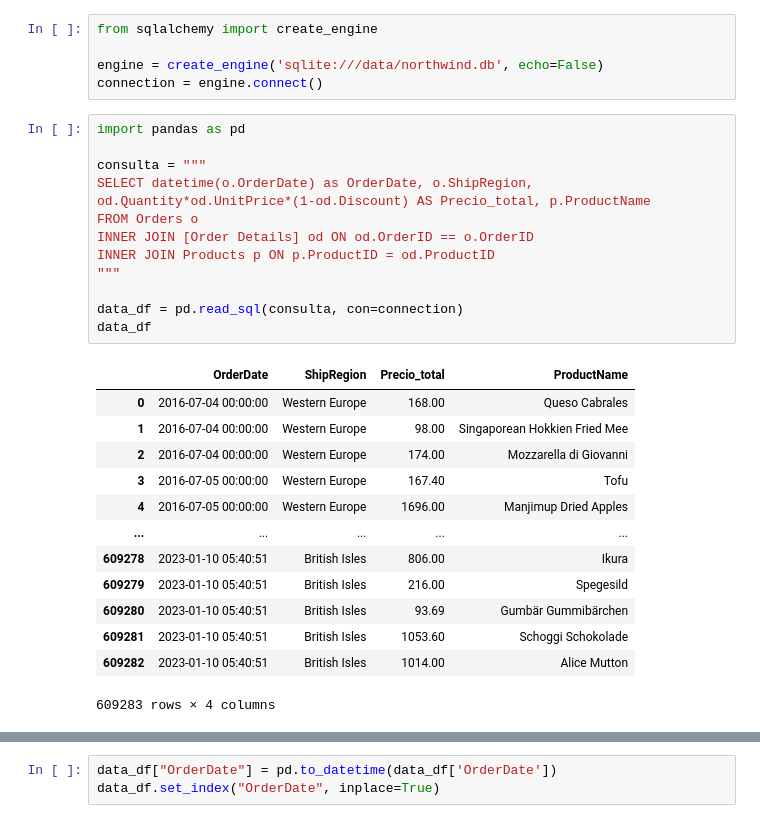
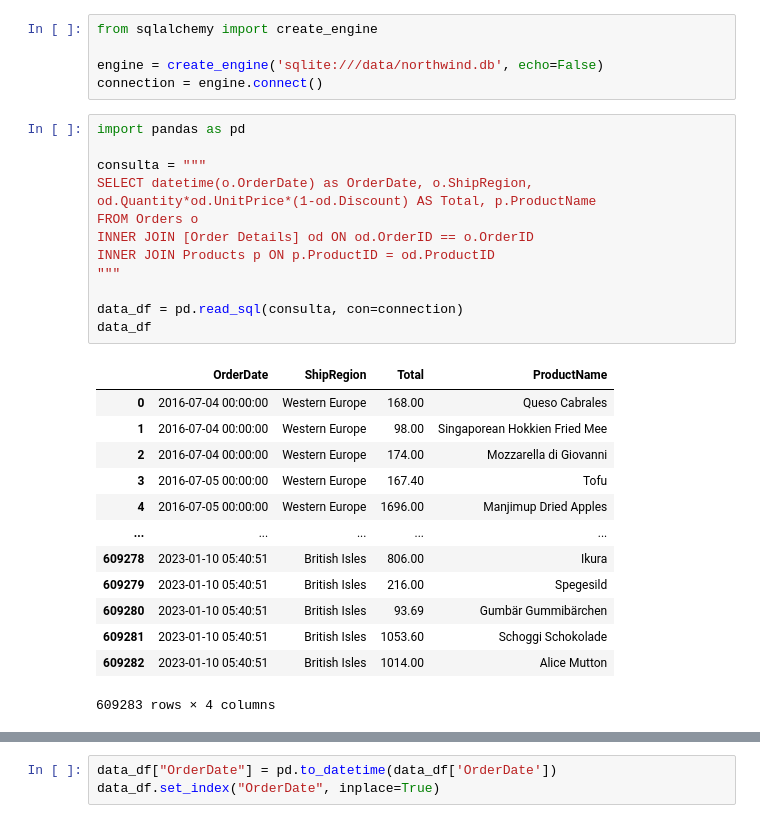
Before and after one commit to IraitzTB/TheBridge_DSPT, a Jupyter notebook: 2-Data Analysis/6-Bases de datos/SQL/Practica/Northwind/Challenge.ipynb, the cells around one changed output, grey strips where cells are left out. Saved outputs shown, nothing was run; the diff lists cells and outputs as text.

```diff
--- a/2-Data Analysis/6-Bases de datos/SQL/Practica/Northwind/Challenge.ipynb
+++ b/2-Data Analysis/6-Bases de datos/SQL/Practica/Northwind/Challenge.ipynb
@@ -22,17 +22,17 @@ connection = engine.connect()
 # %%
 import pandas as pd
 
 consulta = """
-SELECT datetime(o.OrderDate) as OrderDate, o.ShipRegion, od.Quantity*od.UnitPrice*(1-od.Discount) AS Precio_total, p.ProductName
+SELECT datetime(o.OrderDate) as OrderDate, o.ShipRegion, od.Quantity*od.UnitPrice*(1-od.Discount) AS Total, p.ProductName
 FROM Orders o
 INNER JOIN [Order Details] od ON od.OrderID == o.OrderID
 INNER JOIN Products p ON p.ProductID = od.ProductID
 """
 
 data_df = pd.read_sql(consulta, con=connection)
 data_df
 # %% [output]
-|  | OrderDate | ShipRegion | Precio_total | ProductName |
+|  | OrderDate | ShipRegion | Total | ProductName |
 | 0 | 2016-07-04 00:00:00 | Western Europe | 168.00 | Queso Cabrales |
 | 1 | 2016-07-04 00:00:00 | Western Europe | 98.00 | Singaporean Hokkien Fried Mee |
 | 2 | 2016-07-04 00:00:00 | Western Europe | 174.00 | Mozzarella di Giovanni |
```
Also changed, not shown: parts of 34 cells of this notebook.
